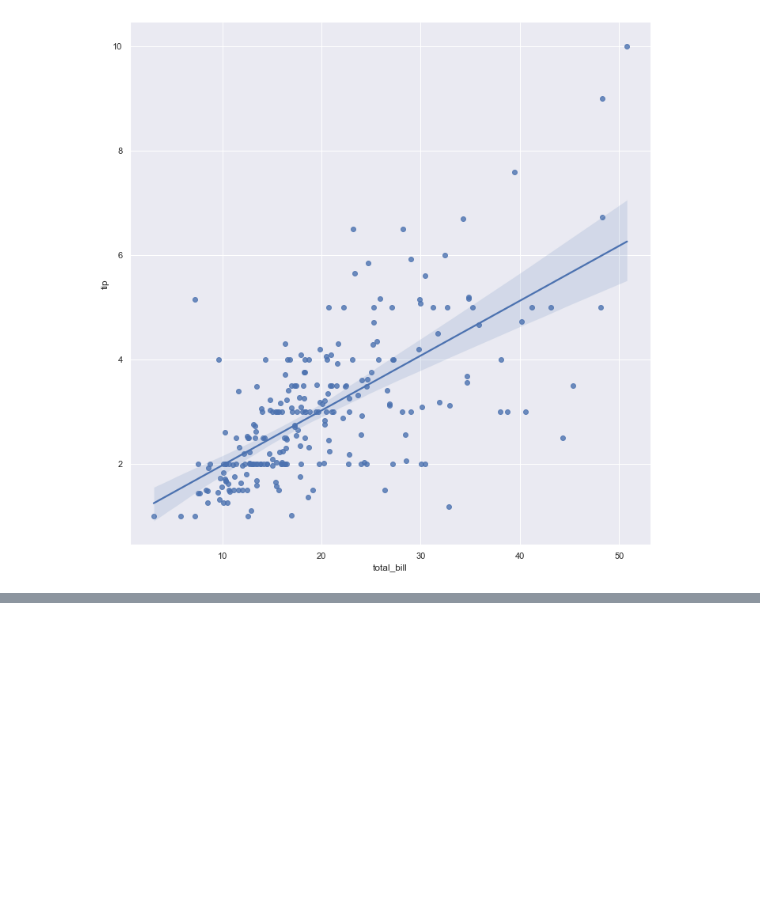
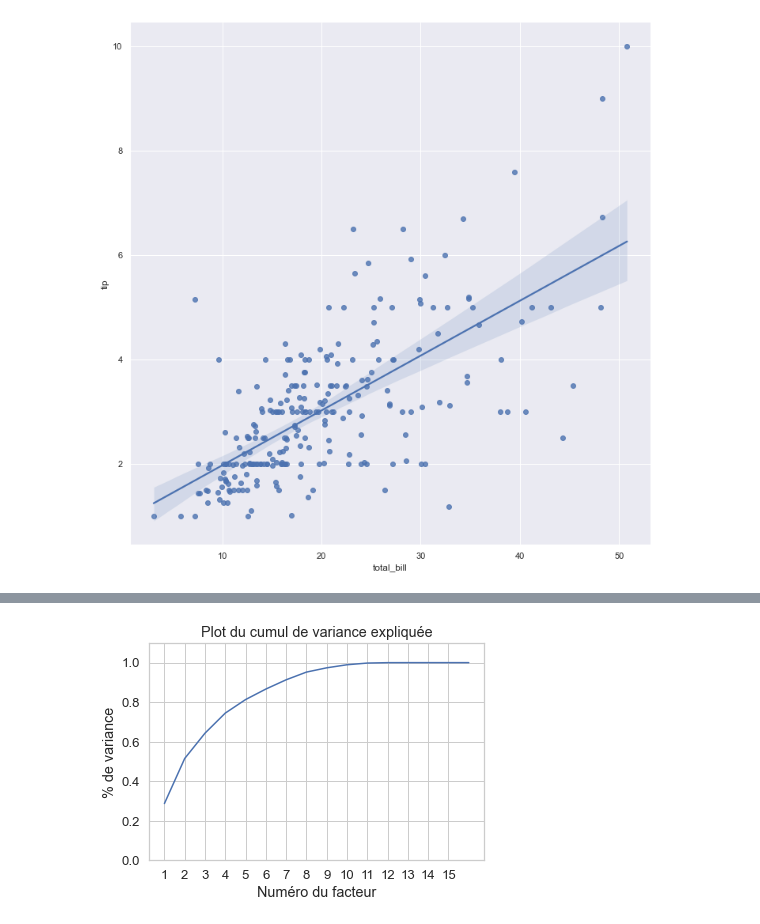
Before and after one commit to pbellot/FormationPANDAS, a Jupyter notebook: exercices.ipynb, the cells around one changed output, grey strips where cells are left out. Saved outputs shown, nothing was run; the diff lists cells and outputs as text; code cells hidden in the pictures; blank space fills up the shorter version.

```diff
--- a/exercices.ipynb
+++ b/exercices.ipynb
@@ -827,0 +985,10 @@ g = sns.lmplot(x="total_bill", y="tip", data=tips, height=10)
+# %%
+plt.plot(np.arange(1,acp.n_components_+1),np.cumsum(acp.explained_variance_ratio_))
+plt.title("Plot du cumul de variance expliquée")
+plt.ylabel("% de variance")
+plt.xticks(np.arange(1,acp.n_components_))
+plt.xlabel("Numéro du facteur")
+plt.ylim(0,1.1)
+plt.show()
+# %% [output]
+[figure, added]
```
Also changed, not shown: parts of 17 cells of this notebook.
